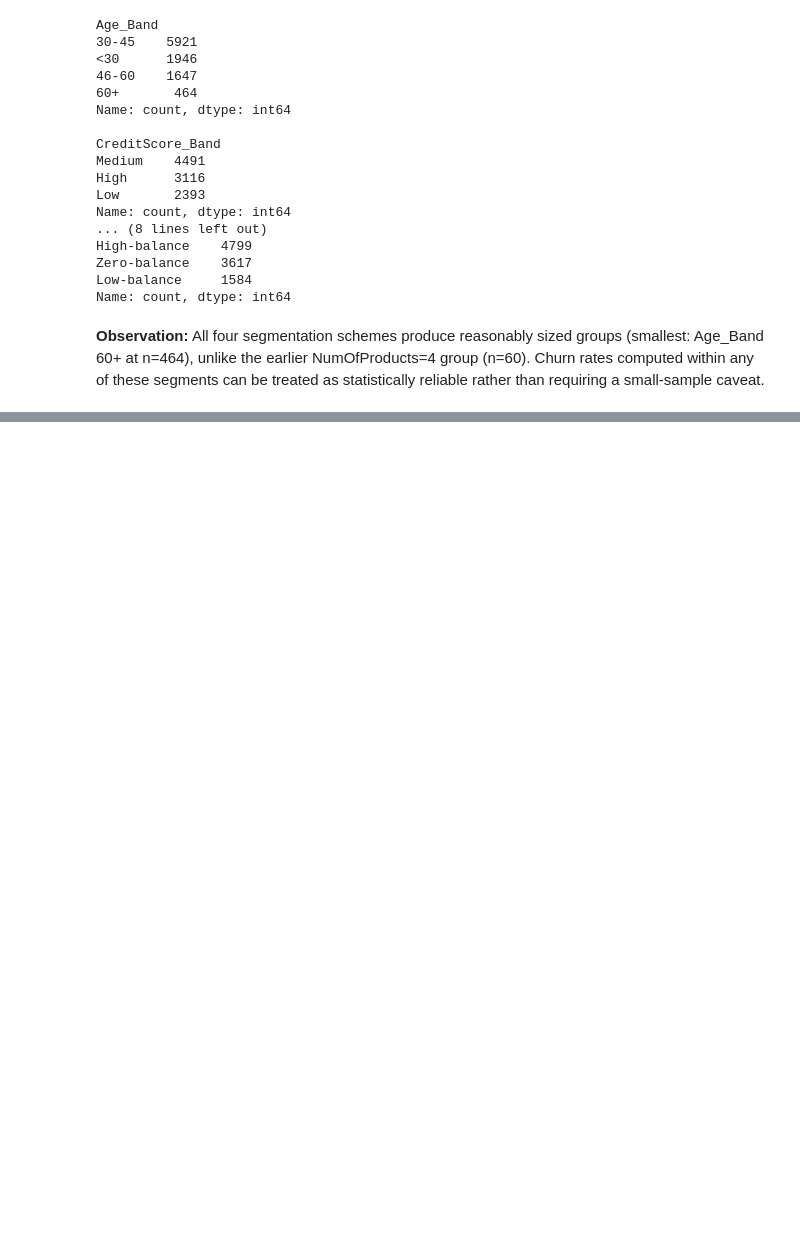
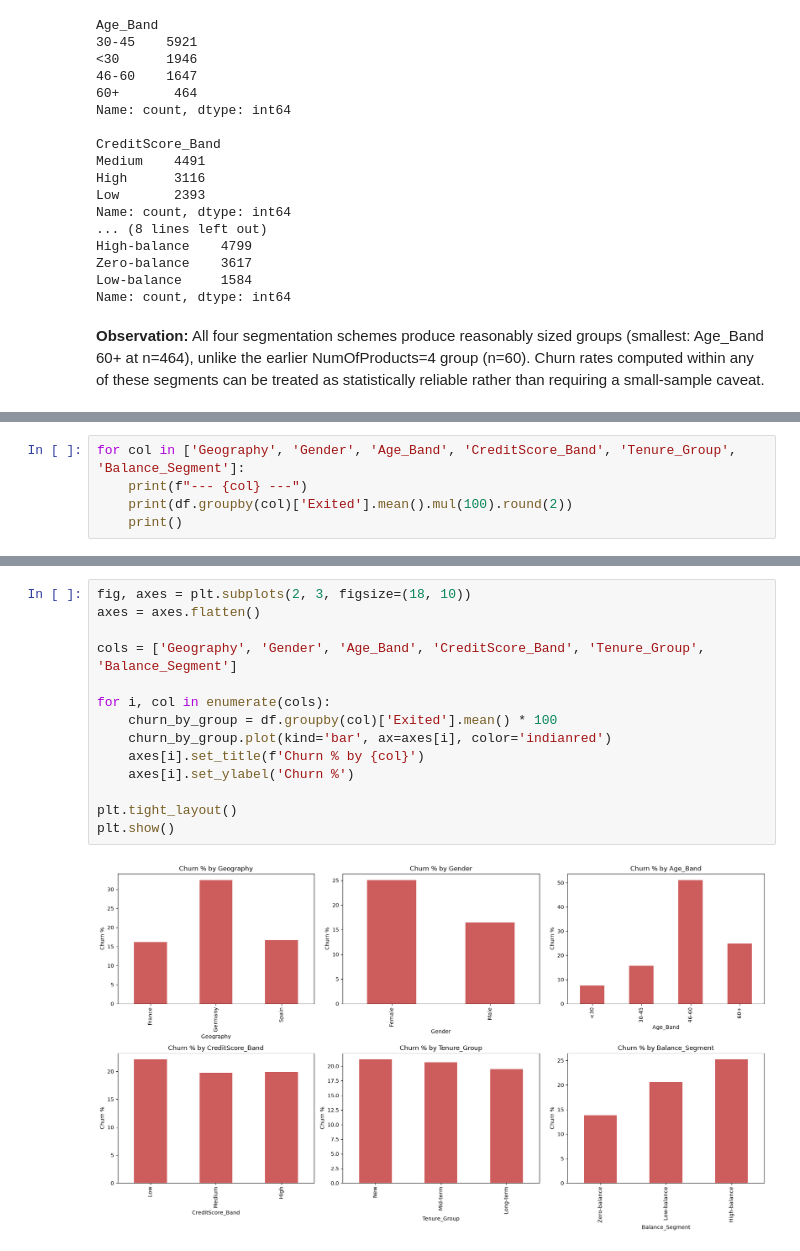
Before and after one commit to VanshKansal1110/Data_Analytics_Projects, a Jupyter notebook: Project_02__Bank_Churn_Segmentation/notebooks/01_eda.ipynb, the cells around one changed output, grey strips where cells are left out. Saved outputs shown, nothing was run; the diff lists cells and outputs as text; blank space fills up the shorter version.

```diff
--- a/Project_02__Bank_Churn_Segmentation/notebooks/01_eda.ipynb
+++ b/Project_02__Bank_Churn_Segmentation/notebooks/01_eda.ipynb
@@ -184,0 +188,5 @@ Name: count, dtype: int64
+# %%
+for col in ['Geography', 'Gender', 'Age_Band', 'CreditScore_Band', 'Tenure_Group', 'Balance_Segment']:
+    print(f"--- {col} ---")
+    print(df.groupby(col)['Exited'].mean().mul(100).round(2))
+    print()
@@ -184,0 +211,16 @@ Name: count, dtype: int64
+# %%
+fig, axes = plt.subplots(2, 3, figsize=(18, 10))
+axes = axes.flatten()
+
+cols = ['Geography', 'Gender', 'Age_Band', 'CreditScore_Band', 'Tenure_Group', 'Balance_Segment']
+
+for i, col in enumerate(cols):
+    churn_by_group = df.groupby(col)['Exited'].mean() * 100
+    churn_by_group.plot(kind='bar', ax=axes[i], color='indianred')
+    axes[i].set_title(f'Churn % by {col}')
+    axes[i].set_ylabel('Churn %')
+
+plt.tight_layout()
+plt.show()
+# %% [output]
+[figure, added]
```
Also changed, not shown: parts of 4 cells of this notebook.
